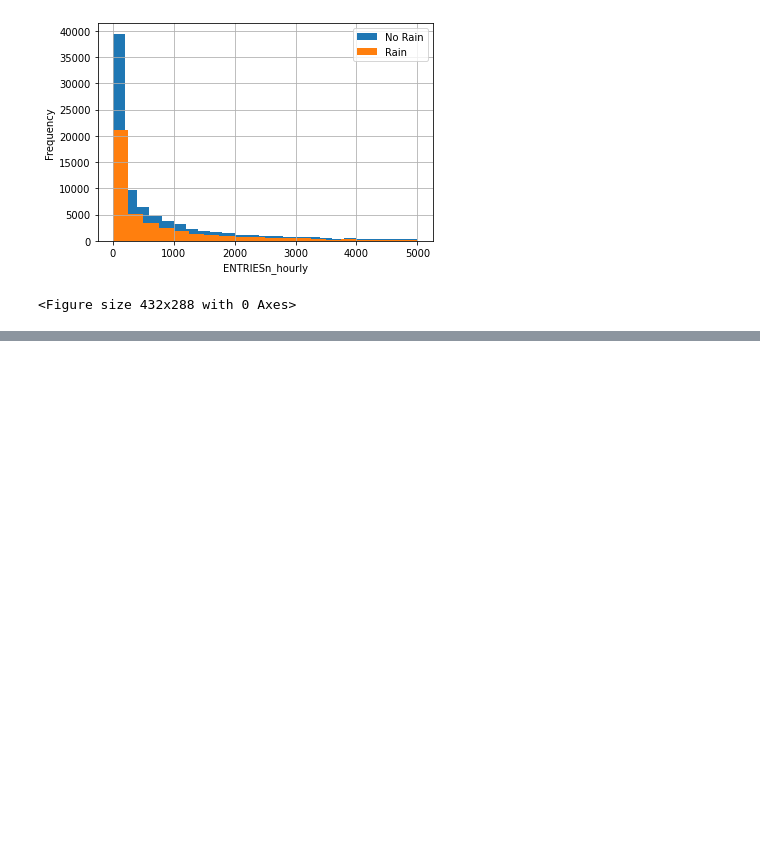
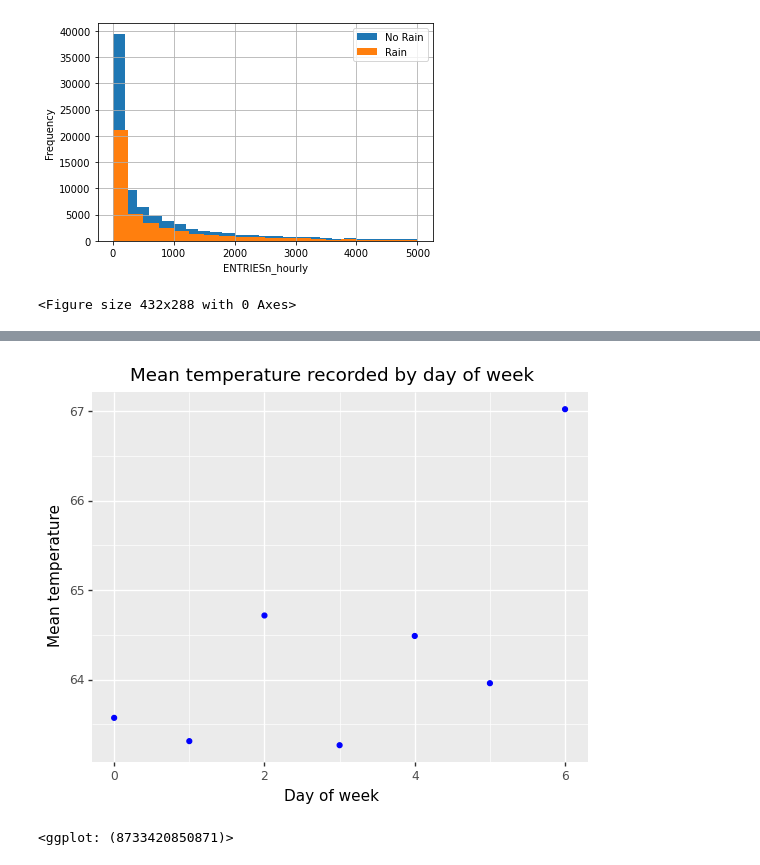
Before and after one commit to Abinaya-J/Udacity_Data_Science_Course, a Jupyter notebook: Subway_Data_Analysis.ipynb, the cells around one changed output, grey strips where cells are left out. Cells and saved outputs as stored; diff of their text form; code cells hidden in the pictures; blank space fills up the shorter version.

```diff
--- a/Subway_Data_Analysis.ipynb
+++ b/Subway_Data_Analysis.ipynb
@@ -142,0 +172,9 @@ mean temp on different days - scatter
+# %%
+df_1 = turnstile_weather[['DATEn', 'meantempi']]
+
+s = """SELECT CAST(strftime('%w', DATEn) AS integer) AS day_of_week, AVG(CAST(meantempi AS integer)) AS mean_temperature
+       FROM df_1
+       GROUP BY cast(strftime('%w', DATEn) AS integer); """
+
+scatter_data = pandasql.sqldf(s.lower(), locals())
+print(scatter_data)
@@ -142,0 +190,5 @@ mean temp on different days - scatter
+# %%
+ggplot(scatter_data, aes('day_of_week', 'mean_temperature')) + geom_point(color='blue') +  ggtitle('Mean temperature recorded by day of week') + ylab('Mean temperature') + xlab('Day of week')
+# %% [output]
+[figure, added]
+<ggplot: (8733420850871)>
```
Also changed, not shown: parts of 9 cells of this notebook.
